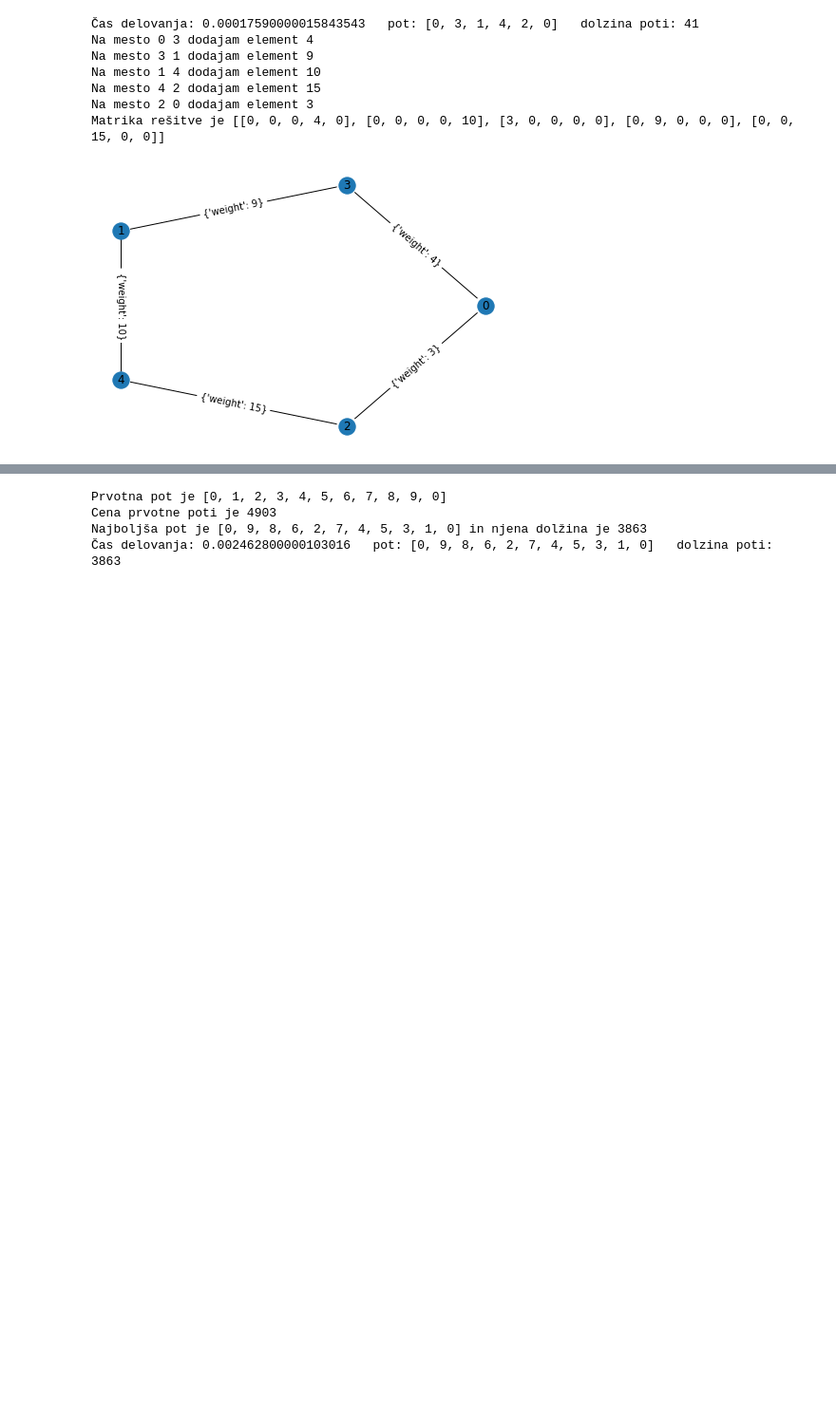
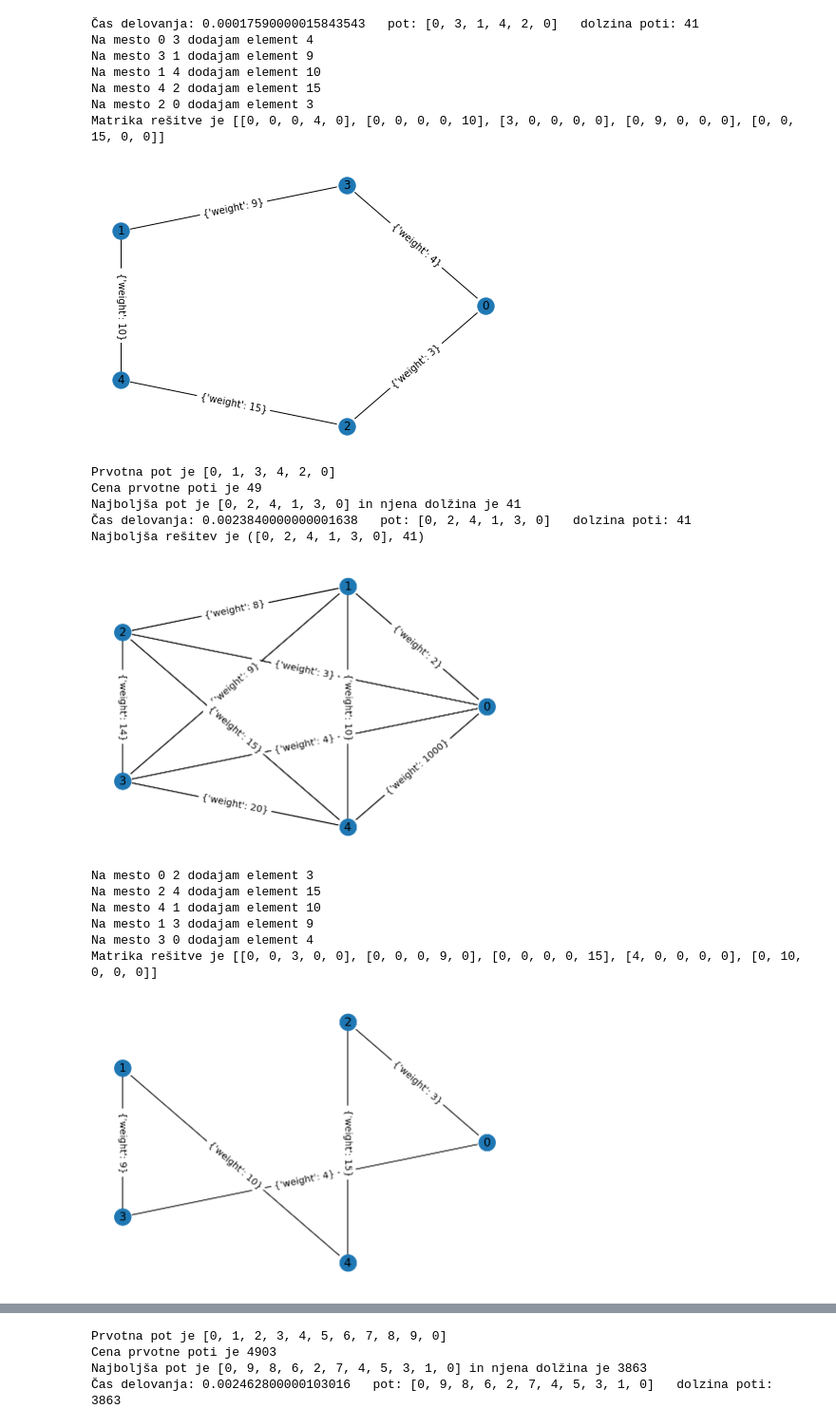
Before and after one commit to ines-silc/Financni-praktikum-projekt, a Jupyter notebook: program.ipynb, the cells around one changed output, grey strips where cells are left out. Shown at 95% size. Saved outputs shown, nothing was run; the diff lists cells and outputs as text; code cells hidden in the pictures; blank space fills up the shorter version.

```diff
--- a/program.ipynb
+++ b/program.ipynb
@@ -113,3 +113,41 @@ Na mesto 4 2 dodajam element 15
 Na mesto 2 0 dodajam element 3
 Matrika rešitve je [[0, 0, 0, 4, 0], [0, 0, 0, 0, 10], [3, 0, 0, 0, 0], [0, 9, 0, 0, 0], [0, 0, 15, 0, 0]]
 [figure]
+# %%
+prvotna_pot = [0, 1, 3, 4, 2]
+izhodisce = prvotna_pot[0]
+prvotna_pot.append(izhodisce)
+
+matrika = tg.testna_matrika2
+zacetni_cas = time.clock()
+resitev2opt1 = pr.dva_opt(matrika, prvotna_pot)
+koncni_cas = time.clock()
+cas = koncni_cas - zacetni_cas
+print('Čas delovanja:', cas, '  pot:', prvotna_pot, '  dolzina poti:', pr.cena_poti(matrika, resitev2opt1[0]))
+print('Najboljša rešitev je', resitev2opt1)
+
+primer1 = pr.pretvori_matriko_v_graf(matrika)
+nx.draw(primer1, pos = nx.circular_layout(primer1), with_labels = True)
+nx.draw_networkx_edge_labels(primer1, pos = nx.circular_layout(primer1), labels = nx.get_edge_attributes(primer1, 'weight').values())
+#mpl.savefig("primeri/primer1.png", format="PNG", dpi = 1000)
+mpl.show()
+
+primer1_prvotna_pot = pr.pretvori_matriko_v_graf(pr.pretvori_resitev_v_matriko(prvotna_pot, matrika))
+nx.draw(primer1_prvotna_pot, pos = nx.circular_layout(primer1_prvotna_pot), with_labels = True)
+nx.draw_networkx_edge_labels(primer1_prvotna_pot, pos = nx.circular_layout(primer1_prvotna_pot), labels = nx.get_edge_attributes(primer1_prvotna_pot, 'weight'))
+#mpl.savefig("primeri/primer1_prvotna_pot.png", format="PNG", dpi = 1000)
+mpl.show()
+# %% [output]
+Prvotna pot je [0, 1, 3, 4, 2, 0]
+Cena prvotne poti je 49
+Najboljša pot je [0, 2, 4, 1, 3, 0] in njena dolžina je 41
+Čas delovanja: 0.0023840000000001638   pot: [0, 2, 4, 1, 3, 0]   dolzina poti: 41
+Najboljša rešitev je ([0, 2, 4, 1, 3, 0], 41)
+[figure, added]
+Na mesto 0 2 dodajam element 3
+Na mesto 2 4 dodajam element 15
+Na mesto 4 1 dodajam element 10
+Na mesto 1 3 dodajam element 9
+Na mesto 3 0 dodajam element 4
+Matrika rešitve je [[0, 0, 3, 0, 0], [0, 0, 0, 9, 0], [0, 0, 0, 0, 15], [4, 0, 0, 0, 0], [0, 10, 0, 0, 0]]
+[figure, added]
```
Also changed, not shown: parts of 1 cell of this notebook, 1 other file.
